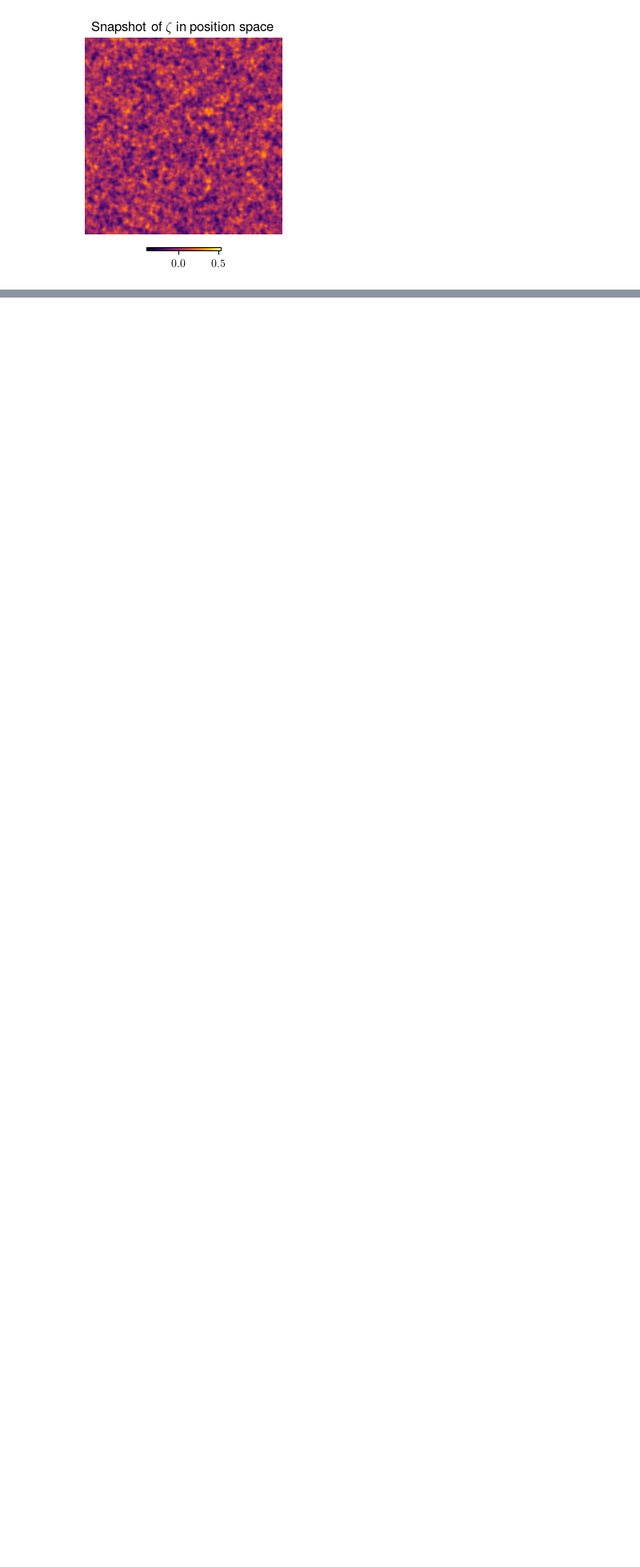
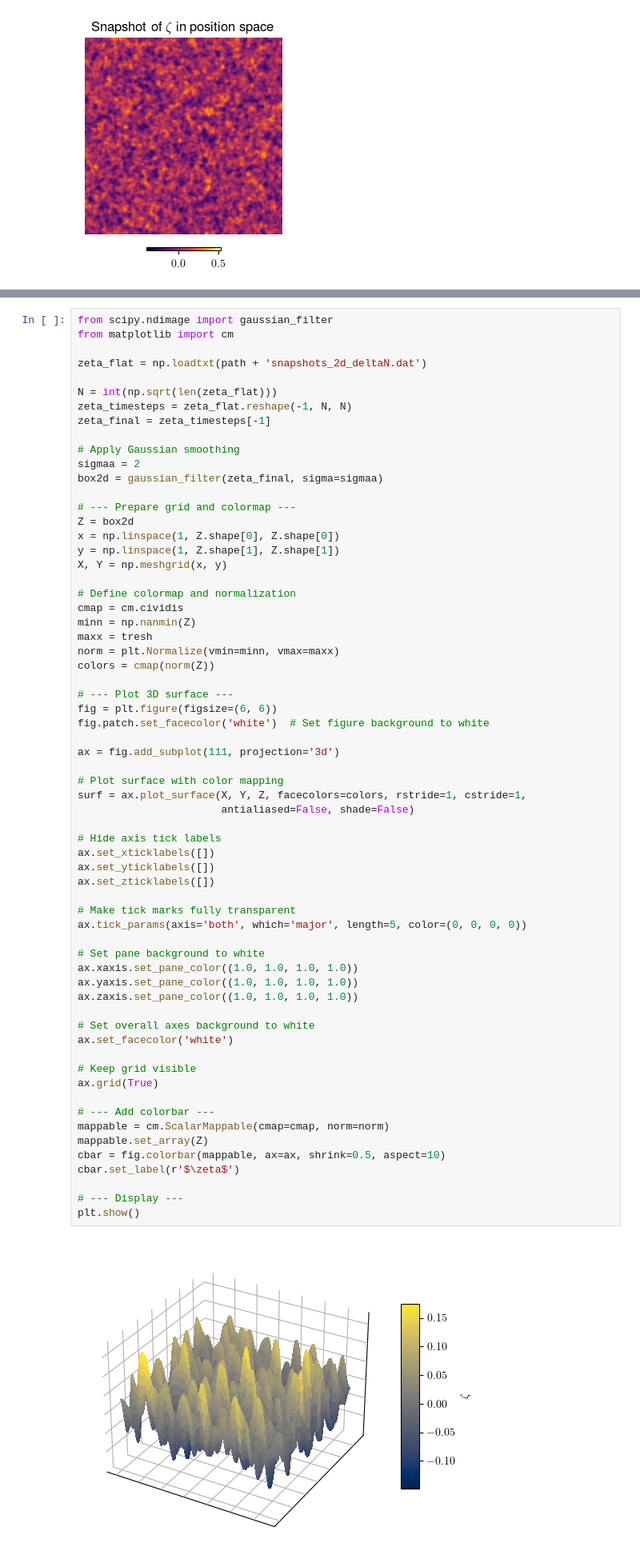
Before and after one commit to caravangelo/inflation-easy, a Jupyter notebook: notebooks/plot.ipynb, the cells around one changed output, grey strips where cells are left out. Shown at 80% size. Drawn from its saved outputs; the diff is of its cells as text; blank space fills up the shorter version.

```diff
--- a/notebooks/plot.ipynb
+++ b/notebooks/plot.ipynb
@@ -181,0 +184,66 @@ plt.show()
+# %%
+from scipy.ndimage import gaussian_filter
+from matplotlib import cm
+
+zeta_flat = np.loadtxt(path + 'snapshots_2d_deltaN.dat')
+
+N = int(np.sqrt(len(zeta_flat)))
+zeta_timesteps = zeta_flat.reshape(-1, N, N)
+zeta_final = zeta_timesteps[-1]
+
+# Apply Gaussian smoothing
+sigmaa = 2
+box2d = gaussian_filter(zeta_final, sigma=sigmaa)
+
+# --- Prepare grid and colormap ---
+Z = box2d
+x = np.linspace(1, Z.shape[0], Z.shape[0])
+y = np.linspace(1, Z.shape[1], Z.shape[1])
+X, Y = np.meshgrid(x, y)
+
+# Define colormap and normalization
+cmap = cm.cividis
+minn = np.nanmin(Z)
+maxx = tresh
+norm = plt.Normalize(vmin=minn, vmax=maxx)
+colors = cmap(norm(Z))
+
+# --- Plot 3D surface ---
+fig = plt.figure(figsize=(6, 6))
+fig.patch.set_facecolor('white')  # Set figure background to white
+
+ax = fig.add_subplot(111, projection='3d')
+
+# Plot surface with color mapping
+surf = ax.plot_surface(X, Y, Z, facecolors=colors, rstride=1, cstride=1,
+                       antialiased=False, shade=False)
+
+# Hide axis tick labels
+ax.set_xticklabels([])
+ax.set_yticklabels([])
+ax.set_zticklabels([])
+
+# Make tick marks fully transparent
+ax.tick_params(axis='both', which='major', length=5, color=(0, 0, 0, 0))
+
+# Set pane background to white
+ax.xaxis.set_pane_color((1.0, 1.0, 1.0, 1.0))
+ax.yaxis.set_pane_color((1.0, 1.0, 1.0, 1.0))
+ax.zaxis.set_pane_color((1.0, 1.0, 1.0, 1.0))
+
+# Set overall axes background to white
+ax.set_facecolor('white')
+
+# Keep grid visible
+ax.grid(True)
+
+# --- Add colorbar ---
+mappable = cm.ScalarMappable(cmap=cmap, norm=norm)
+mappable.set_array(Z)
+cbar = fig.colorbar(mappable, ax=ax, shrink=0.5, aspect=10)
+cbar.set_label(r'$\zeta$')
+
+# --- Display ---
+plt.show()
+# %% [output]
+[figure, added]
```
Also changed, not shown: parts of 1 cell of this notebook.
